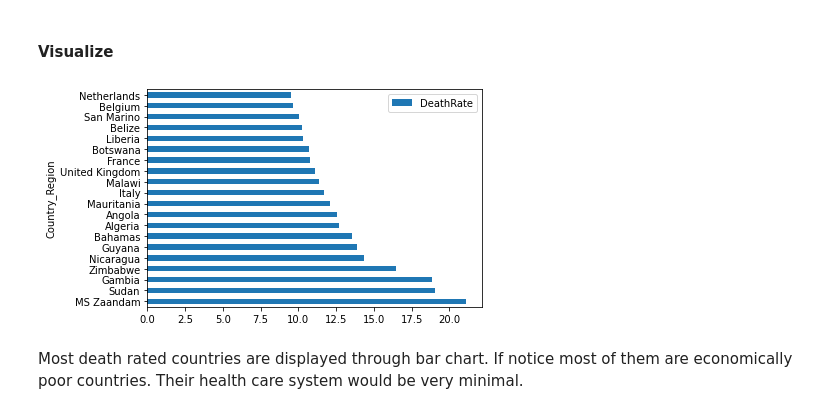
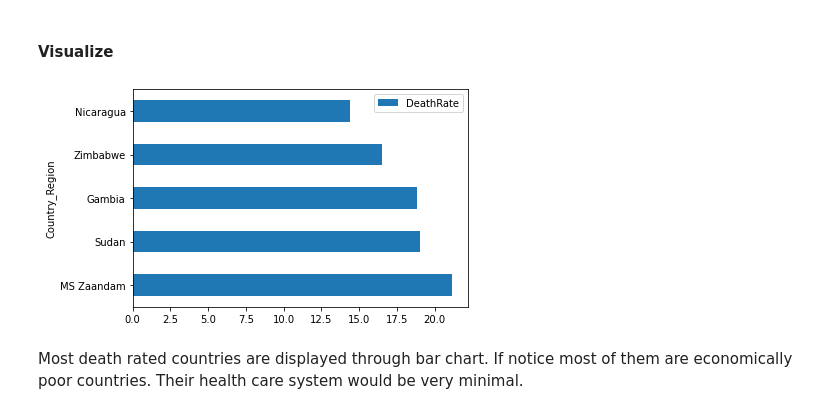
Before and after one commit to bitprj/covid19, a Jupyter notebook: covid19.ipynb, the cells around one changed output. Drawn from its saved outputs; the diff is of its cells as text; code cells hidden in the pictures.

```diff
--- a/covid19.ipynb
+++ b/covid19.ipynb
@@ -171,5 +157,3 @@ Returns:
 # %%
-def mostEffectedCountries(world_df):
-  country_df = world_df.groupby('Country_Region')['ConfirmedCases'].sum().reset_index()
-  country_df.sort_values(["ConfirmedCases"],ascending=False,inplace=True)
-  return country_df
+country_cases_df = world_df.groupby('Country_Region')['ConfirmedCases'].sum().reset_index()
+country_cases_df.sort_values(["ConfirmedCases"],ascending=False,inplace=True)
@@ -219,11 +184,11 @@ most_death_rate = total_df.head(20)
 # %% [markdown]
 #### Visualize
 # %%
-#plottingbar chart to display most death rated countries
-axis = most_death_rate.plot.barh(x='Country_Region',y = 'DeathRate');
+#bar chart with x = death rate and y = countries
+axis = total_df.head(5).plot.barh(x='Country_Region',y = 'DeathRate');
 plt.show()
 # %% [output]
-[figure, old version]
+[figure, new version]
 # %% [markdown]
 Most death rated countries are displayed through bar chart.
 If notice most of them are economically poor countries. Their health care system would be very minimal.
```
Also changed, not shown: parts of 13 cells of this notebook.
